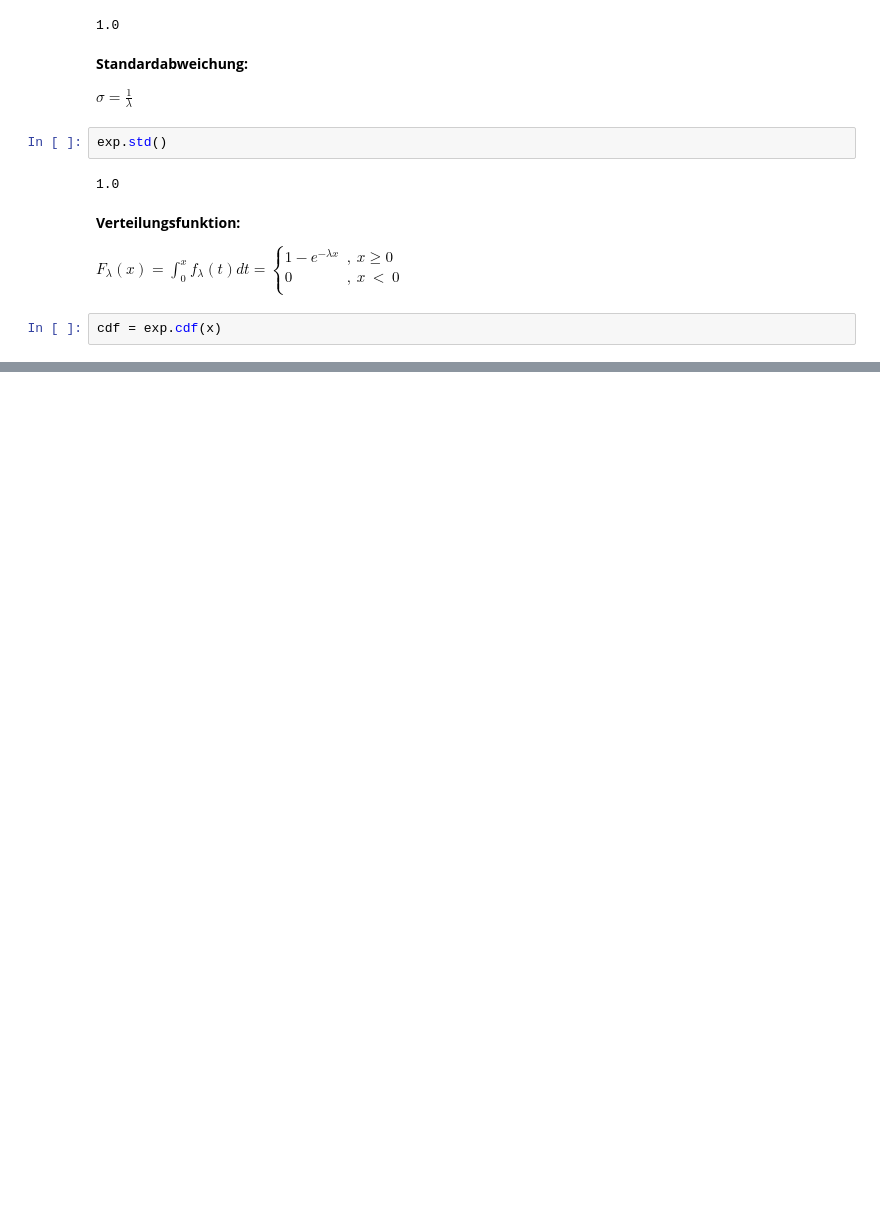
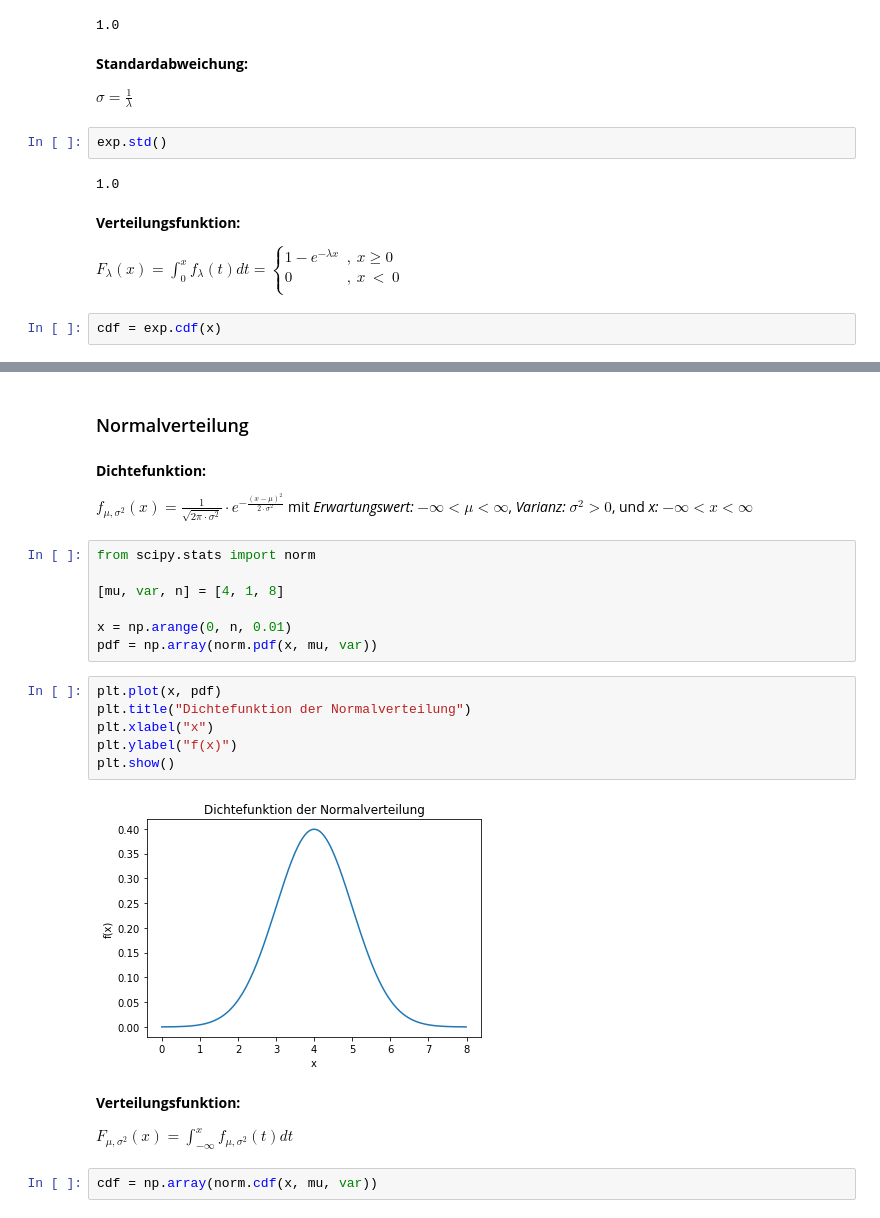
Before and after one commit to nicokossmann/Wahrscheinlichkeitsverteilungen, a Jupyter notebook: statistik.ipynb, the cells around one changed output, grey strips where cells are left out. Saved outputs shown, nothing was run; the diff lists cells and outputs as text; blank space fills up the shorter version.

Commit message:
added Normalverteilung

```diff
--- a/statistik.ipynb
+++ b/statistik.ipynb
@@ -482,0 +483,28 @@ plt.show()
+# %% [markdown]
+### Normalverteilung
+# %% [markdown]
+**Dichtefunktion:**
+
+$f_{ \mu,\sigma^{2}}(x)=\frac{1}{\sqrt{2 \pi \cdot \sigma^{2}}} \cdot e^{- \frac{(x - \mu)^{2}}{2 \cdot \sigma^{2}}}$
+mit *Erwartungswert:* $-\infty <\mu < \infty$,  *Varianz:* $ \sigma^{2} > 0$, und *x:* $-\infty <x < \infty$
+# %%
+from scipy.stats import norm
+
+[mu, var, n] = [4, 1, 8]
+
+x = np.arange(0, n, 0.01)
+pdf = np.array(norm.pdf(x, mu, var))
+# %%
+plt.plot(x, pdf)
+plt.title("Dichtefunktion der Normalverteilung")
+plt.xlabel("x")
+plt.ylabel("f(x)")
+plt.show()
+# %% [output]
+[figure, added]
+# %% [markdown]
+**Verteilungsfunktion:**
+
+$F_{\mu,\sigma^{2}}(x)=\int_{-\infty}^{x}f_{\mu,\sigma^{2}}(t)dt$
+# %%
+cdf = np.array(norm.cdf(x, mu, var))
```
Also changed, not shown: parts of 4 cells of this notebook.
